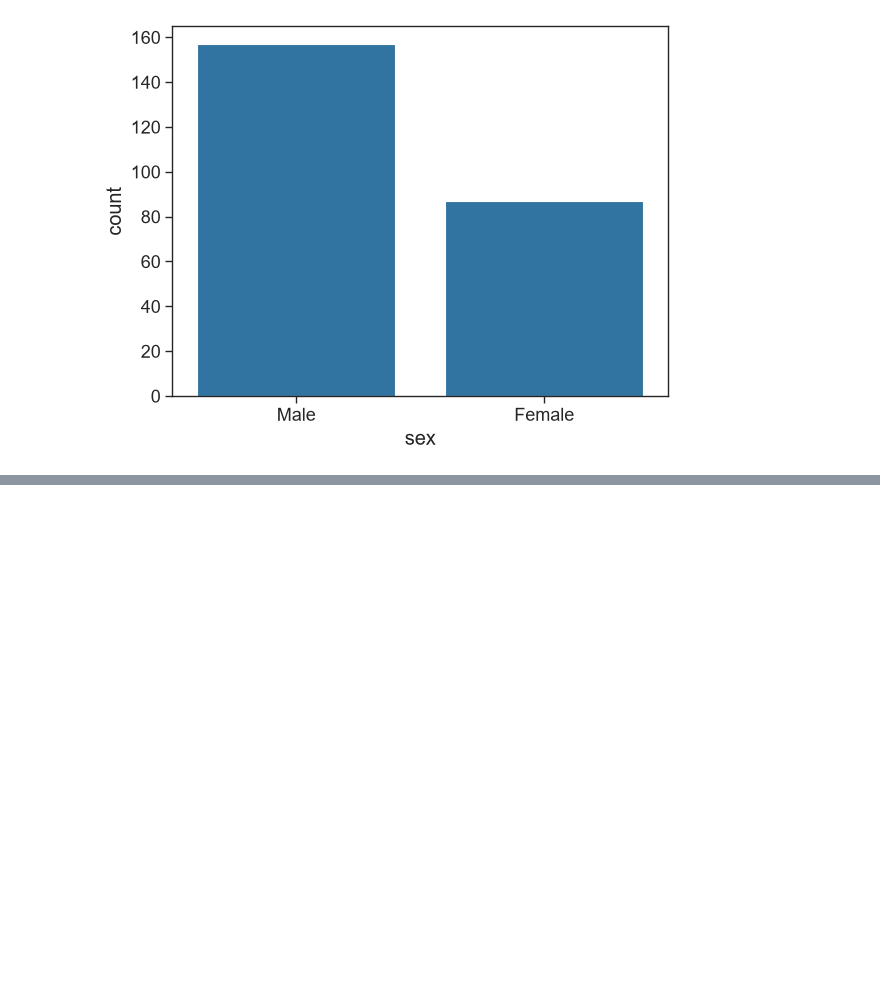
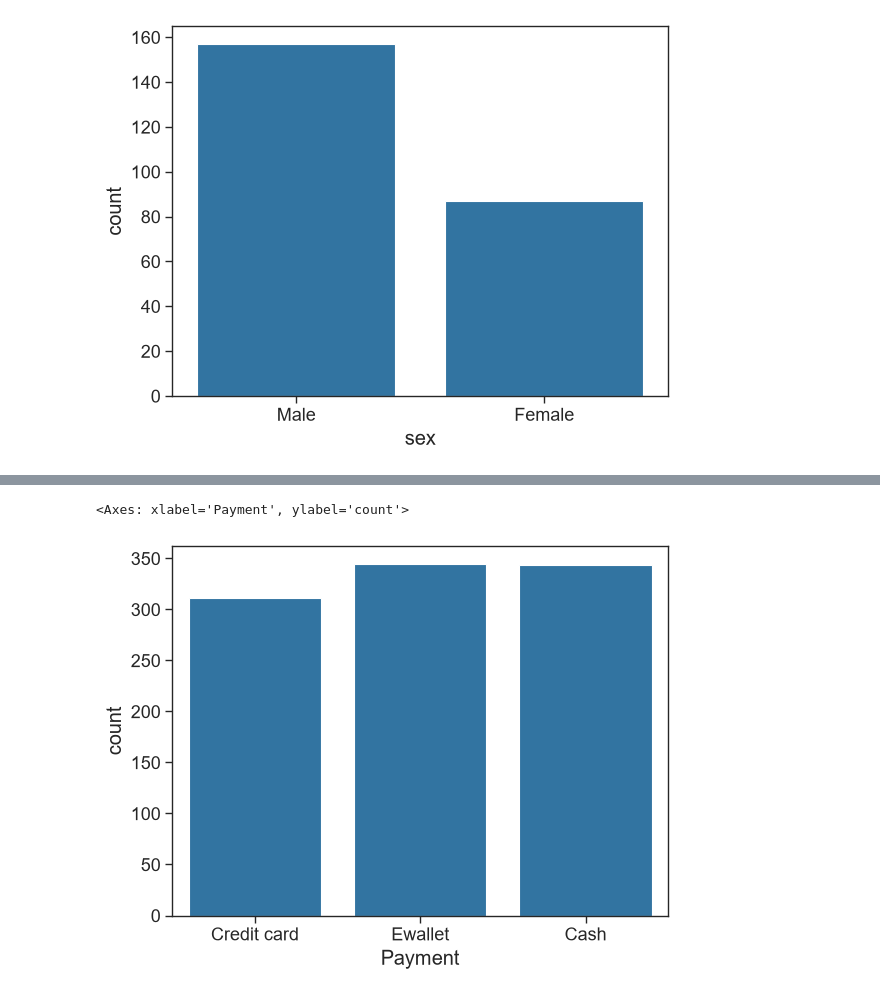
Before and after one commit to Haerulanwar05/Zero-To-ML-Engineer, a Jupyter notebook: Seaborn/seaborn_tutorial.ipynb, the cells around one changed output, grey strips where cells are left out. Cells and saved outputs as stored; diff of their text form; code cells hidden in the pictures; blank space fills up the shorter version.

Commit message:
feat: add Seaborn tutorial notebook and supermarket sales dataset

```diff
--- a/Seaborn/seaborn_tutorial.ipynb
+++ b/Seaborn/seaborn_tutorial.ipynb
@@ -110,0 +115,3 @@ sns.countplot(x='sex', data=tips_df)
+# %%
+mart = pd.read_excel("supermarket_sales.xlsx")
+mart.head()
@@ -110,0 +125,5 @@ sns.countplot(x='sex', data=tips_df)
+# %%
+sns.countplot(x="Payment", data=mart)
+# %% [output]
+<Axes: xlabel='Payment', ylabel='count'>
+[figure, added]
```
Also changed, not shown: parts of 19 cells of this notebook, 1 other file.
